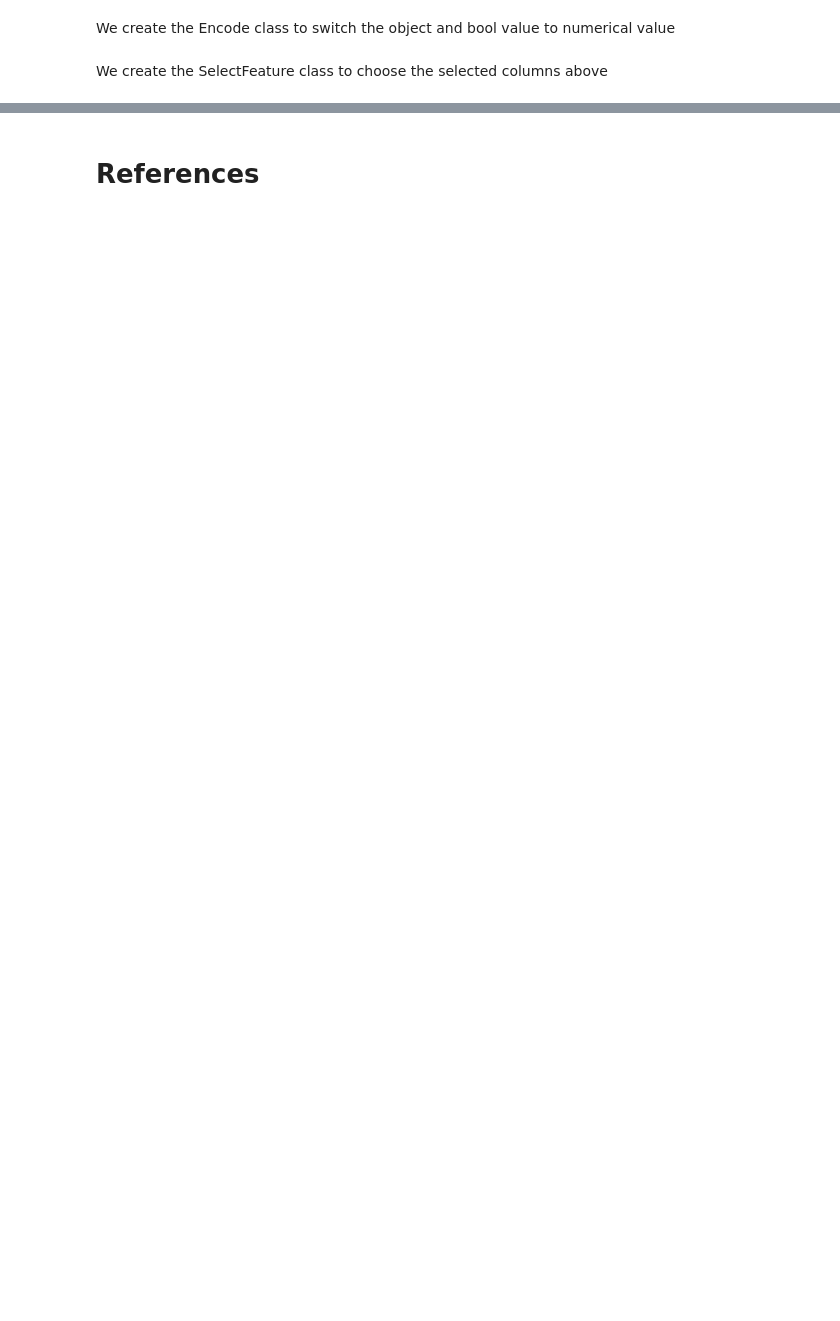
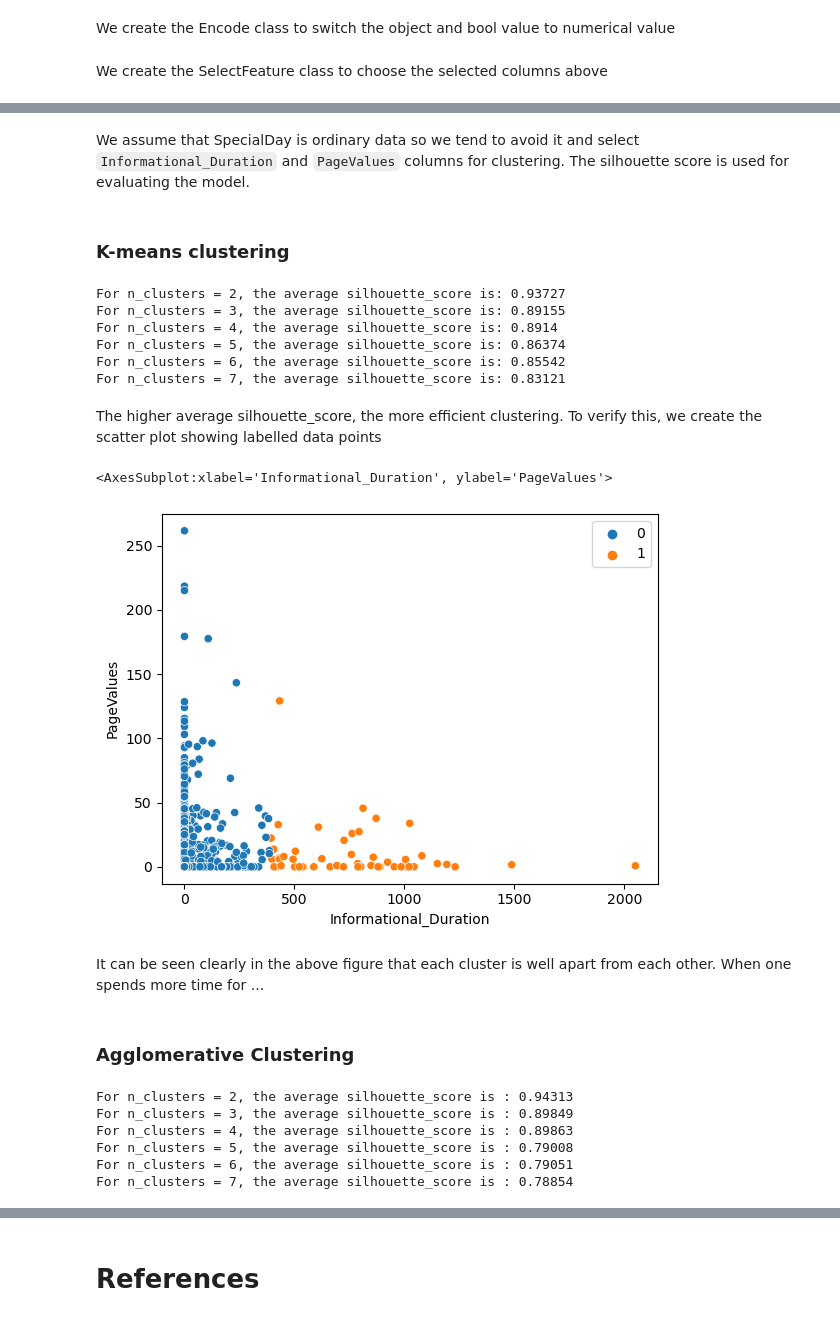
Before and after one commit to camphong24032002/Assignment3-PDS, a Jupyter notebook: Assignment3.ipynb, the cells around one changed output, grey strips where cells are left out. Drawn from its saved outputs; the diff is of its cells as text; code cells hidden in the pictures; blank space fills up the shorter version.

Commit message:
update clustering

```diff
--- a/Assignment3.ipynb
+++ b/Assignment3.ipynb
@@ -431,0 +464,48 @@ plt.title('validation accuracies'); plt.xlabel('value of k'); plt.ylabel('alpha'
+# %% [markdown]
+We assume that SpecialDay is ordinary data so we tend to avoid it and select `Informational_Duration` and `PageValues` columns for clustering. The silhouette score is used for evaluating the model.
+# %% [markdown]
+### K-means clustering
+# %%
+from sklearn.metrics import accuracy_score
+matrix = encode_df[['Informational_Duration', 'PageValues']].copy()
+for n_clusters in range(2,8):
+    kmeans = KMeans(n_clusters = n_clusters, n_init=10)
+    kmeans.fit(matrix)
+    clusters = kmeans.predict(matrix)
+    silhouette_avg = silhouette_score(matrix, clusters)
+    print(f'For n_clusters = {n_clusters}, the average silhouette_score is: {round(silhouette_avg, 5)}')
+# %% [output]
+For n_clusters = 2, the average silhouette_score is: 0.93727
+For n_clusters = 3, the average silhouette_score is: 0.89155
+For n_clusters = 4, the average silhouette_score is: 0.8914
+For n_clusters = 5, the average silhouette_score is: 0.86374
+For n_clusters = 6, the average silhouette_score is: 0.85542
+For n_clusters = 7, the average silhouette_score is: 0.83121
+# %% [markdown]
+The higher average silhouette_score, the more efficient clustering. To verify this, we create the scatter plot showing labelled data points
+# %%
+kmeans = KMeans(n_clusters=2, n_init=10)
+kmeans.fit(matrix)
+label = kmeans.predict(matrix)
+sns.scatterplot(data=matrix, x='Informational_Duration', y='PageValues', hue=label)
+# %% [output]
+<AxesSubplot:xlabel='Informational_Duration', ylabel='PageValues'>
+[figure, added]
+# %% [markdown]
+It can be seen clearly in the above figure that each cluster is well apart from each other. When one spends more time for ...
+# %% [markdown]
+### Agglomerative Clustering
+# %%
+matrix = encode_df[['Informational_Duration', 'PageValues']].copy()
+for n_clusters in range(2,8):
+    model = AgglomerativeClustering(n_clusters = n_clusters)
+    clusters = model.fit_predict(matrix)
+    silhouette_avg = silhouette_score(matrix, clusters)
+    print(f'For n_clusters = {n_clusters}, the average silhouette_score is : {round(silhouette_avg, 5)}')
+# %% [output]
+For n_clusters = 2, the average silhouette_score is : 0.94313
+For n_clusters = 3, the average silhouette_score is : 0.89849
+For n_clusters = 4, the average silhouette_score is : 0.89863
+For n_clusters = 5, the average silhouette_score is : 0.79008
+For n_clusters = 6, the average silhouette_score is : 0.79051
+For n_clusters = 7, the average silhouette_score is : 0.78854
```
Also changed, not shown: parts of 36 cells of this notebook.
